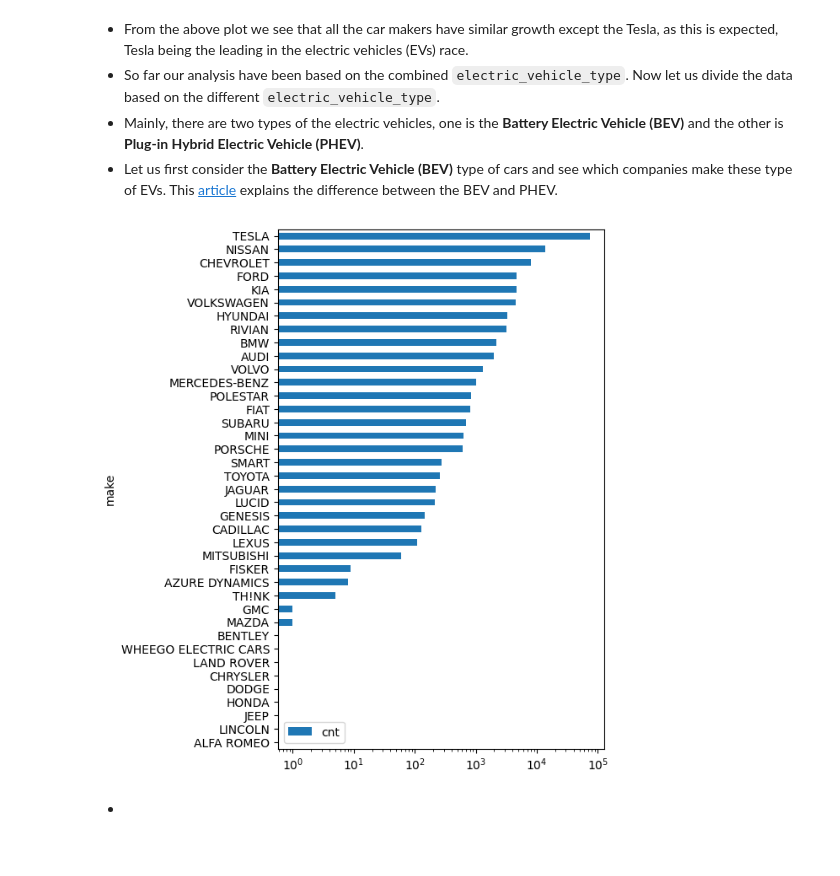
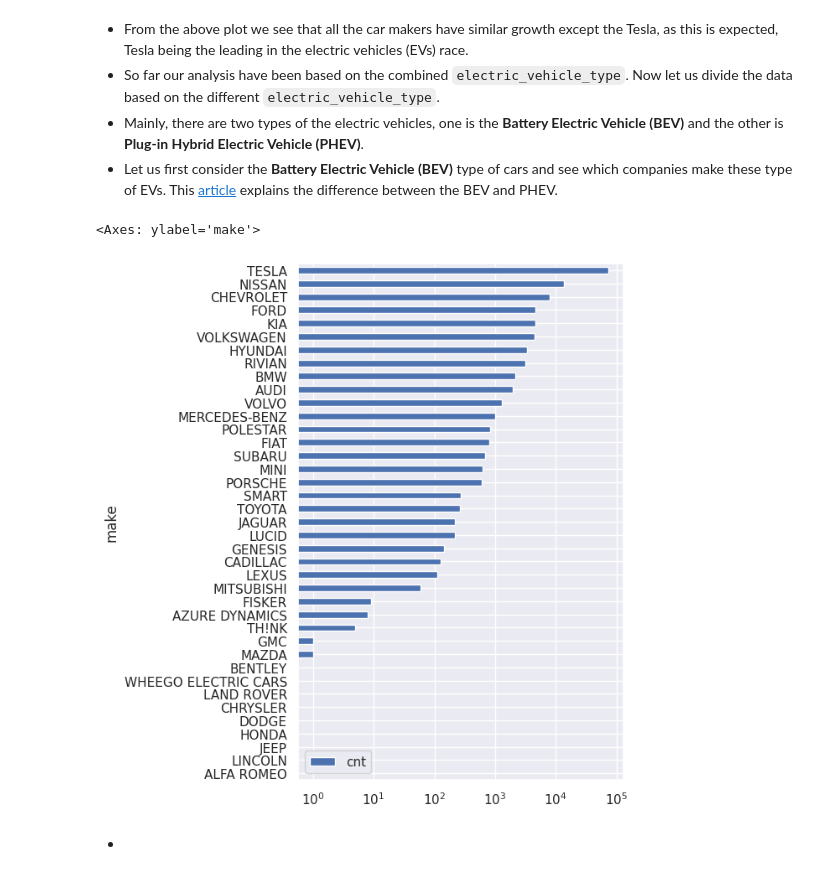
Before and after one commit to Murad1997/DS-Portfolio, a Jupyter notebook: Data_analysis_and_modeling.ipynb, the cells around one changed output. Drawn from its saved outputs; the diff is of its cells as text; code cells hidden in the pictures.

```diff
--- a/Data_analysis_and_modeling.ipynb
+++ b/Data_analysis_and_modeling.ipynb
@@ -88,6 +88,8 @@ import pandas as pd
 import matplotlib.pyplot as plt
 import requests
 import re
+import seaborn as sns
+sns.set_theme()
 
 %matplotlib inline
 # %%
@@ -240,18 +243,20 @@ None
 ev_type_index = 0 # select the ev_type by selecting the ev_type_index here and it will be used in the later part of the notebook.
 ev_type = ['Battery Electric Vehicle (BEV)', 'Plug-in Hybrid Electric Vehicle (PHEV)']
 # %%
+fig, ax = plt.subplots(figsize = (16, 5))
 
-top10_ev_type = \
+#top10_ev_type = \
 (df[
     df['electric_vehicle_type'] == ev_type[ev_type_index]
     ]
  .groupby(by = 'make')
  .agg(cnt = ('model', 'count'))
  .sort_values(by = 'cnt')
- .plot(kind = 'barh', figsize = (5, 8), logx = True)
+ .plot(kind = 'barh', figsize = (5, 8), logx = True, ax = ax)
 )
 # %% [output]
+<Axes: ylabel='make'>
-[figure, old version]
+[figure, new version]
 # %% [markdown]
   -
 # %% [markdown]
```
Also changed, not shown: parts of 2 cells of this notebook.
